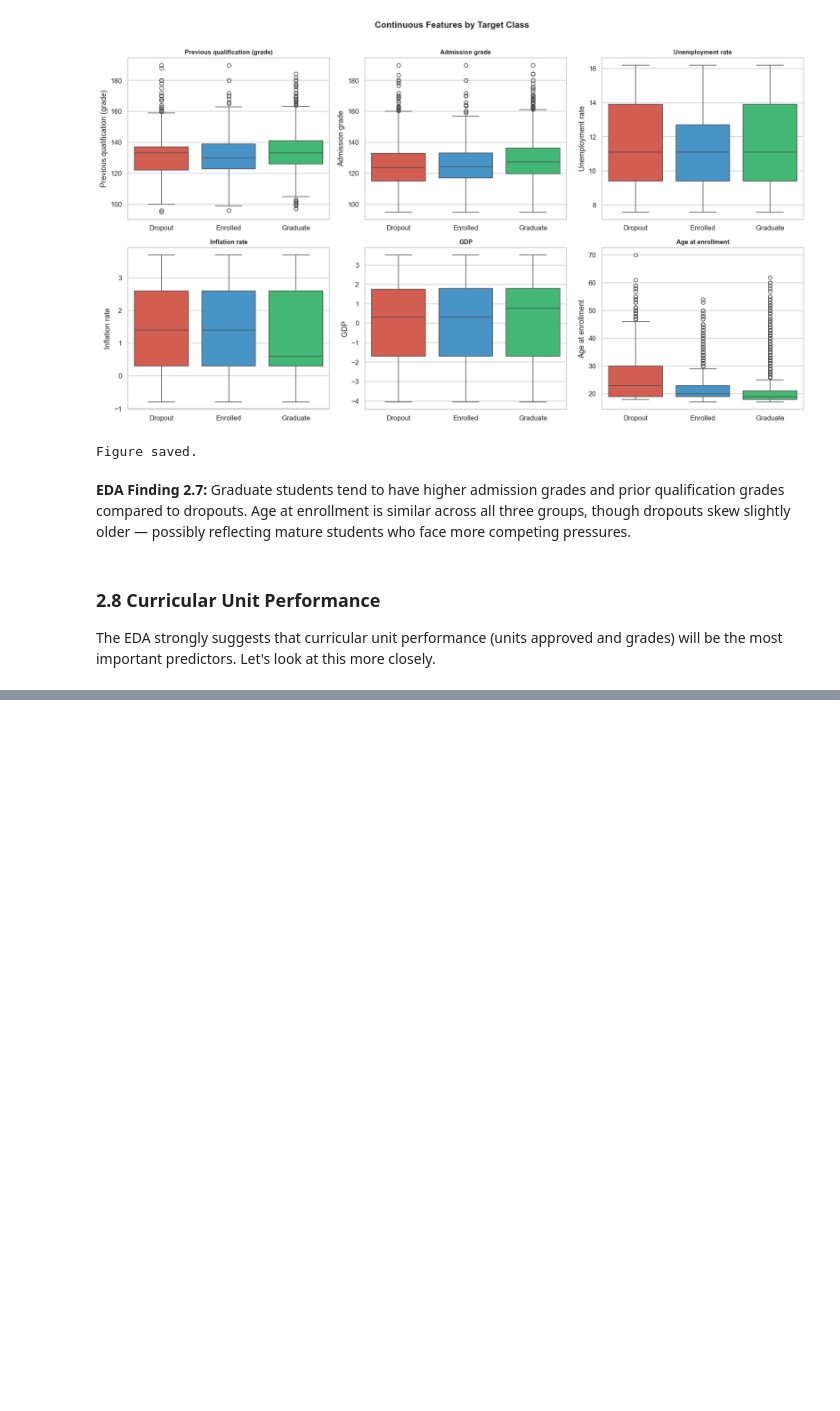
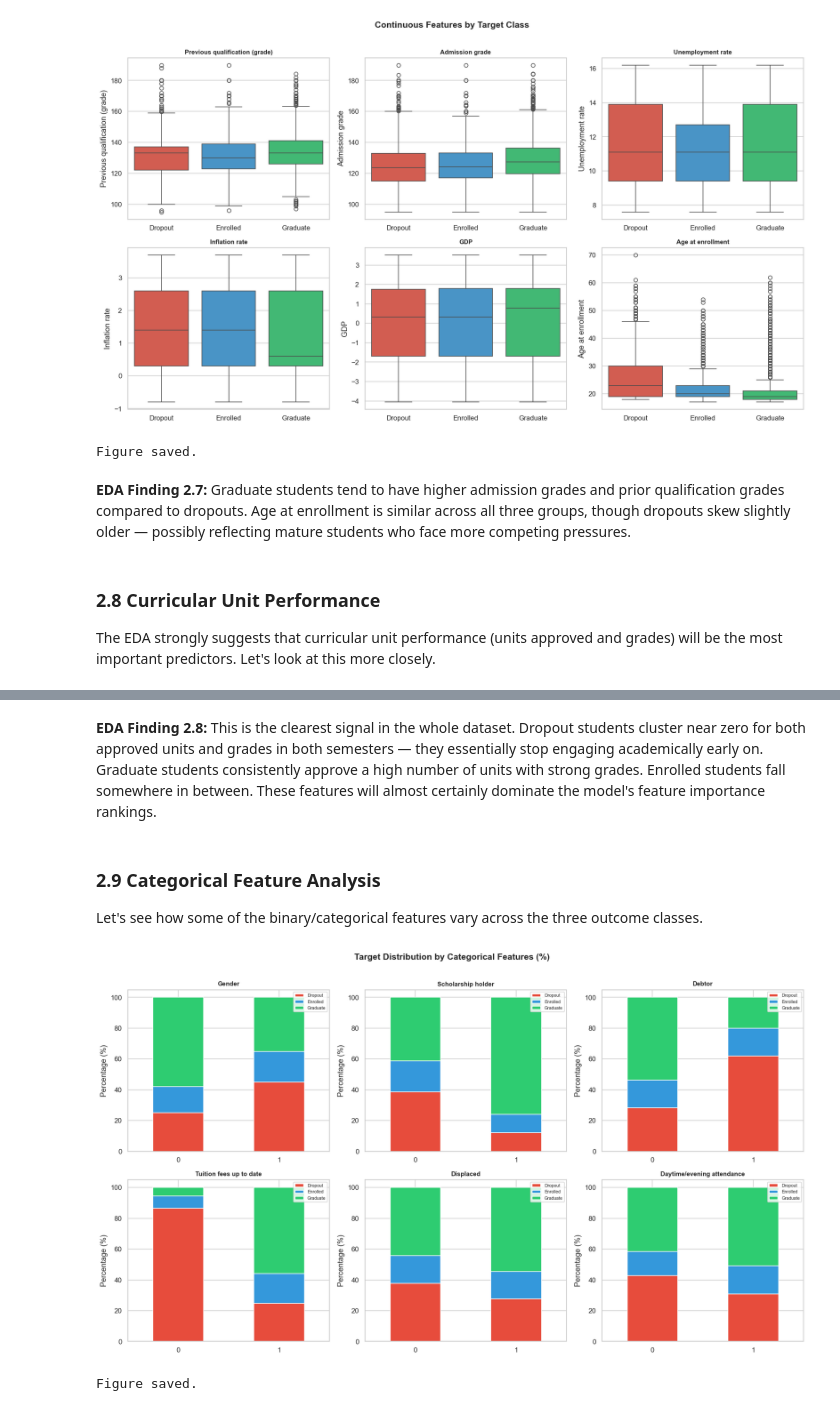
Before and after one commit to tiagodof/Tiago_Oliveira_2021406_ML_CA1, a Jupyter notebook: Tiago_Oliveira.ipynb, the cells around one changed output, grey strips where cells are left out. Saved outputs shown, nothing was run; the diff lists cells and outputs as text; code cells hidden in the pictures; blank space fills up the shorter version.

```diff
--- a/Tiago_Oliveira.ipynb
+++ b/Tiago_Oliveira.ipynb
@@ -303,0 +327,39 @@ The EDA strongly suggests that curricular unit performance (units approved and g
+# %% [markdown]
+**EDA Finding 2.8:** This is the clearest signal in the whole dataset. Dropout students cluster near zero for both approved units and grades in both semesters — they essentially stop engaging academically early on. Graduate students consistently approve a high number of units with strong grades. Enrolled students fall somewhere in between. These features will almost certainly dominate the model's feature importance rankings.
+# %% [markdown]
+### 2.9 Categorical Feature Analysis
+
+Let's see how some of the binary/categorical features vary across the three outcome classes.
+# %%
+cat_cols = ['Gender', 'Scholarship holder', 'Debtor',
+            'Tuition fees up to date', 'Displaced', 'Daytime/evening attendance']
+
+fig, axes = plt.subplots(2, 3, figsize=(16, 9))
+axes = axes.flatten()
+
+for i, col in enumerate(cat_cols):
+    col_series = pd.to_numeric(df_raw[col], errors='coerce')
+    temp_df = pd.DataFrame({'col': col_series, 'Target': df_raw['Target']}).dropna()
+    temp_df['col'] = temp_df['col'].astype(int)
+    ct = pd.crosstab(temp_df['col'], temp_df['Target'], normalize='index') * 100
+    for cls in ['Dropout', 'Enrolled', 'Graduate']:
+        if cls not in ct.columns:
+            ct[cls] = 0
+    ct[['Dropout', 'Enrolled', 'Graduate']].plot(
+        kind='bar', stacked=True, ax=axes[i],
+        color=['#e74c3c', '#3498db', '#2ecc71'], edgecolor='white'
+    )
+    axes[i].set_title(col, fontsize=10, fontweight='bold')
+    axes[i].set_xlabel('')
+    axes[i].set_ylabel('Percentage (%)')
+    axes[i].legend(loc='upper right', fontsize=7)
+    axes[i].tick_params(axis='x', rotation=0)
+
+plt.suptitle('Target Distribution by Categorical Features (%)', fontsize=14, fontweight='bold', y=1.01)
+plt.tight_layout()
+plt.savefig('fig_categorical_features.png', bbox_inches='tight')
+plt.show()
+print("Figure saved.")
+# %% [output]
+[figure, added]
+Figure saved.
```
Also changed, not shown: parts of 2 cells of this notebook, 1 other file.
